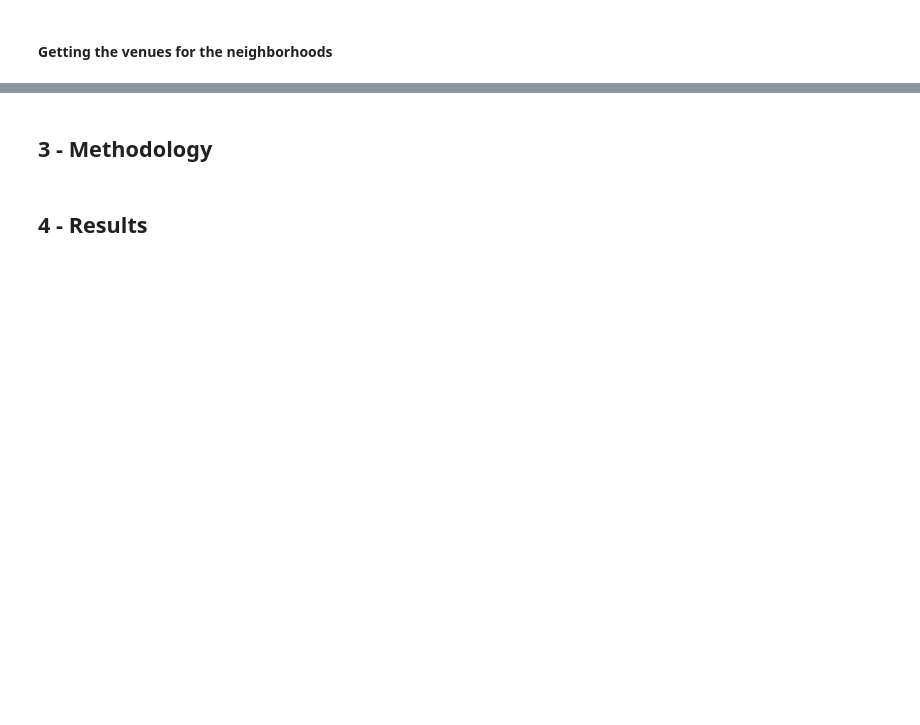
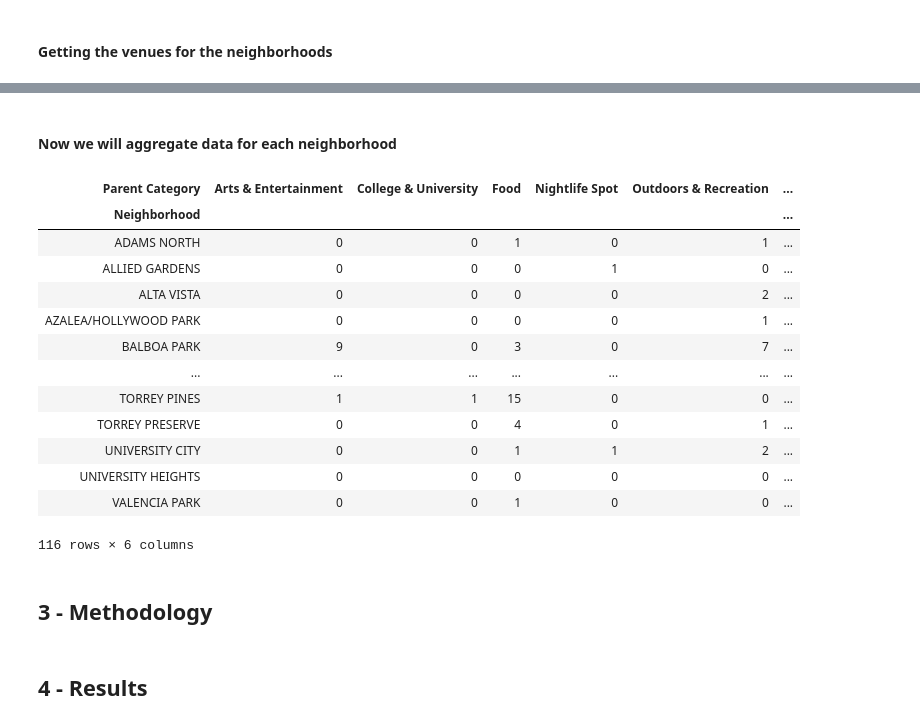
Before and after one commit to michaelonishi/Coursera_IBM_Applied_Data_Science_Capstone, a Jupyter notebook: week_4-5-the_battle_of_neighborhoods.ipynb, the cells around one changed output, grey strips where cells are left out. Saved outputs shown, nothing was run; the diff lists cells and outputs as text; code cells hidden in the pictures; blank space fills up the shorter version.

Commit message:
data section appears to be complete

```diff
--- a/week_4-5-the_battle_of_neighborhoods.ipynb
+++ b/week_4-5-the_battle_of_neighborhoods.ipynb
@@ -290,4 +248,4 @@ for cat in target_categories:
     for desc in flatten_category_descendants(cat):
         parent_category_map[desc] = cat['name']
 # %%
-sandiego_venues['Venue Category'].map(parent_category_map)
+sandiego_venues['Parent Category'] = sandiego_venues['Venue Category'].map(parent_category_map)
@@ -321,0 +263,2 @@ Name: Venue Category, Length: 296, dtype: object
+# %%
+sandiego_venues.dropna(subset = ['Parent Category'], inplace=True)
@@ -322,3 +276,24 @@ Name: Venue Category, Length: 296, dtype: object
+# %% [markdown]
+#### Now we will aggregate data for each neighborhood
+# %%
+final_df = pd.crosstab(sandiego_venues['Neighborhood'], sandiego_venues['Parent Category'])
+# %%
+final_df
+# %% [output]
+| Parent Category | Arts & Entertainment | College & University | Food | Nightlife Spot | Outdoors & Recreation | ... |
+| Neighborhood |  |  |  |  |  | ... |
+| ADAMS NORTH | 0 | 0 | 1 | 0 | 1 | ... |
+| ALLIED GARDENS | 0 | 0 | 0 | 1 | 0 | ... |
+| ALTA VISTA | 0 | 0 | 0 | 0 | 2 | ... |
+| AZALEA/HOLLYWOOD PARK | 0 | 0 | 0 | 0 | 1 | ... |
+| BALBOA PARK | 9 | 0 | 3 | 0 | 7 | ... |
+| ... | ... | ... | ... | ... | ... | ... |
+| TORREY PINES | 1 | 1 | 15 | 0 | 0 | ... |
+| TORREY PRESERVE | 0 | 0 | 4 | 0 | 1 | ... |
+| UNIVERSITY CITY | 0 | 0 | 1 | 1 | 2 | ... |
+| UNIVERSITY HEIGHTS | 0 | 0 | 0 | 0 | 0 | ... |
+| VALENCIA PARK | 0 | 0 | 1 | 0 | 0 | ... |
+116 rows × 6 columns
 # %% [markdown]
 ## 3 - Methodology
 # %% [markdown]
```
Also changed, not shown: parts of 15 cells of this notebook.
